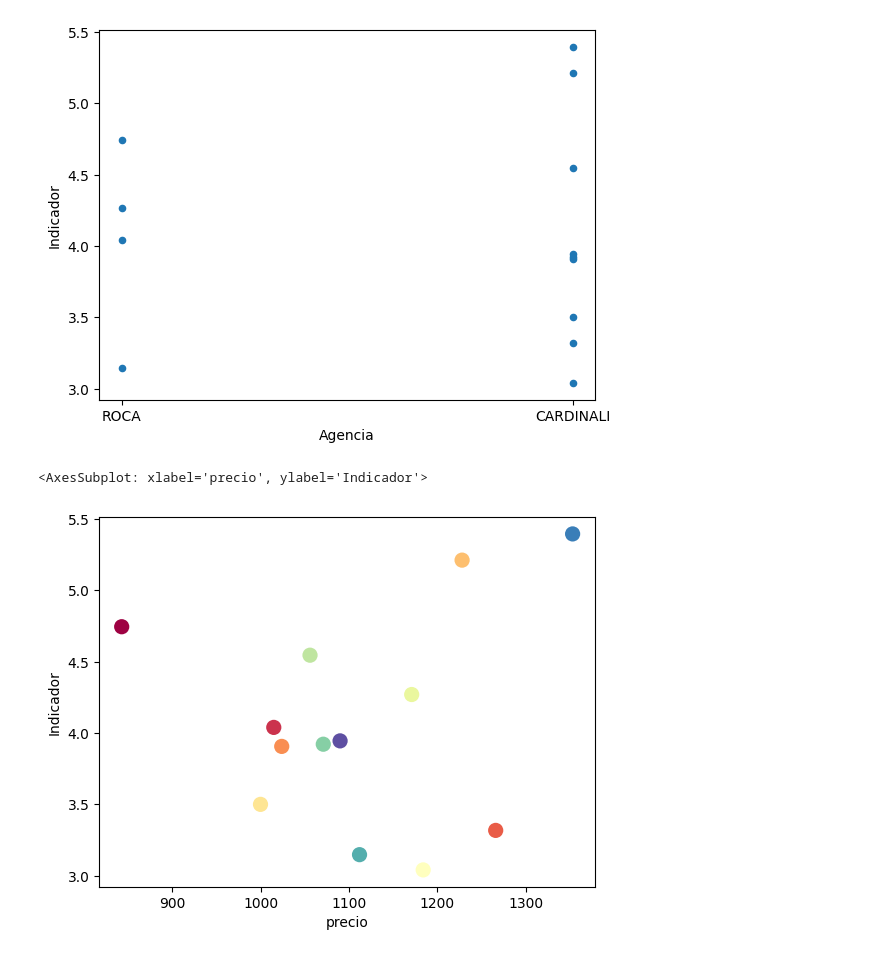
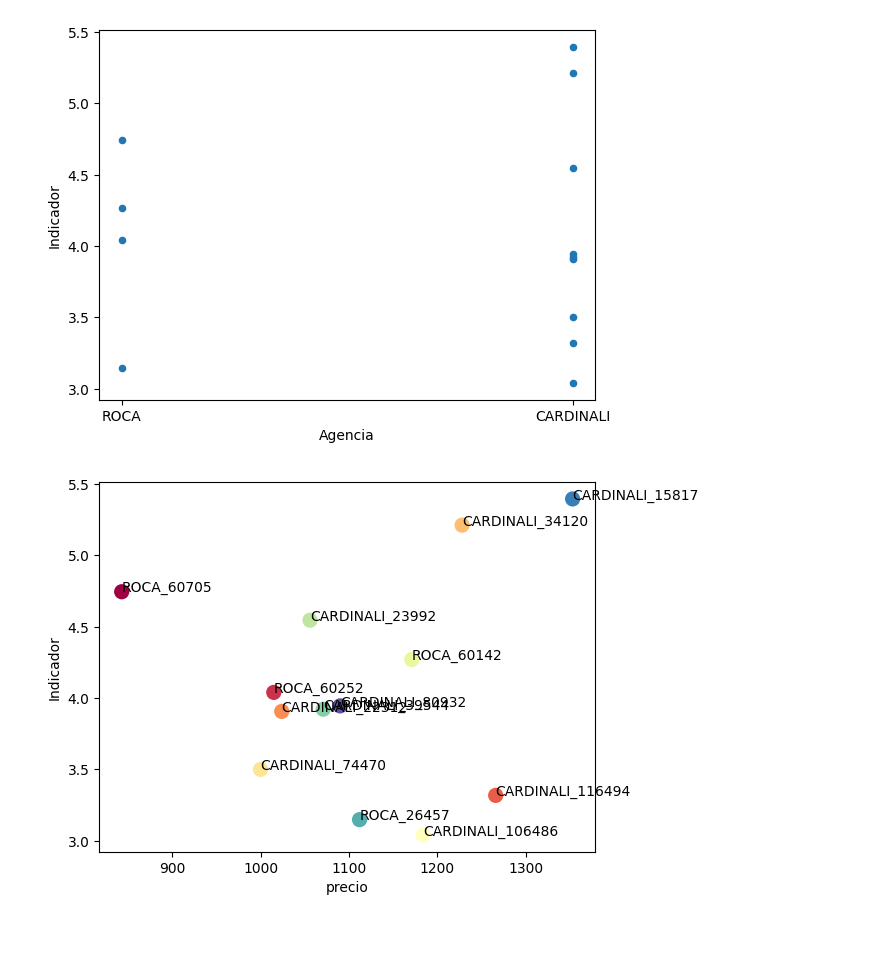
Before and after one commit to andresgd17/choosing-apartment, a Jupyter notebook: plot.ipynb, the cells around one changed output. Saved outputs shown, nothing was run; the diff lists cells and outputs as text; code cells hidden in the pictures.

Commit message:
# more plots

```diff
--- a/plot.ipynb
+++ b/plot.ipynb
@@ -81,7 +81,8 @@ df.plot(y='Indicador', x='Agencia', kind='scatter')
 # %%
 cmap = cm.get_cmap('Spectral')
 fig, ax = plt.subplots()
 df.plot( x='precio',y='Indicador', kind='scatter', ax=ax, s=120, linewidth=0, c=range(len(df)), colormap=cmap)
+for i, point in df.iterrows():
+        ax.text(point['precio'], point['Indicador'], str(point['Agencia'])+'_'+str(point['codigo']))
 # %% [output]
-<AxesSubplot: xlabel='precio', ylabel='Indicador'>
-[figure, old version]
+[figure, new version]
```
Also changed, not shown: parts of 1 cell of this notebook.
